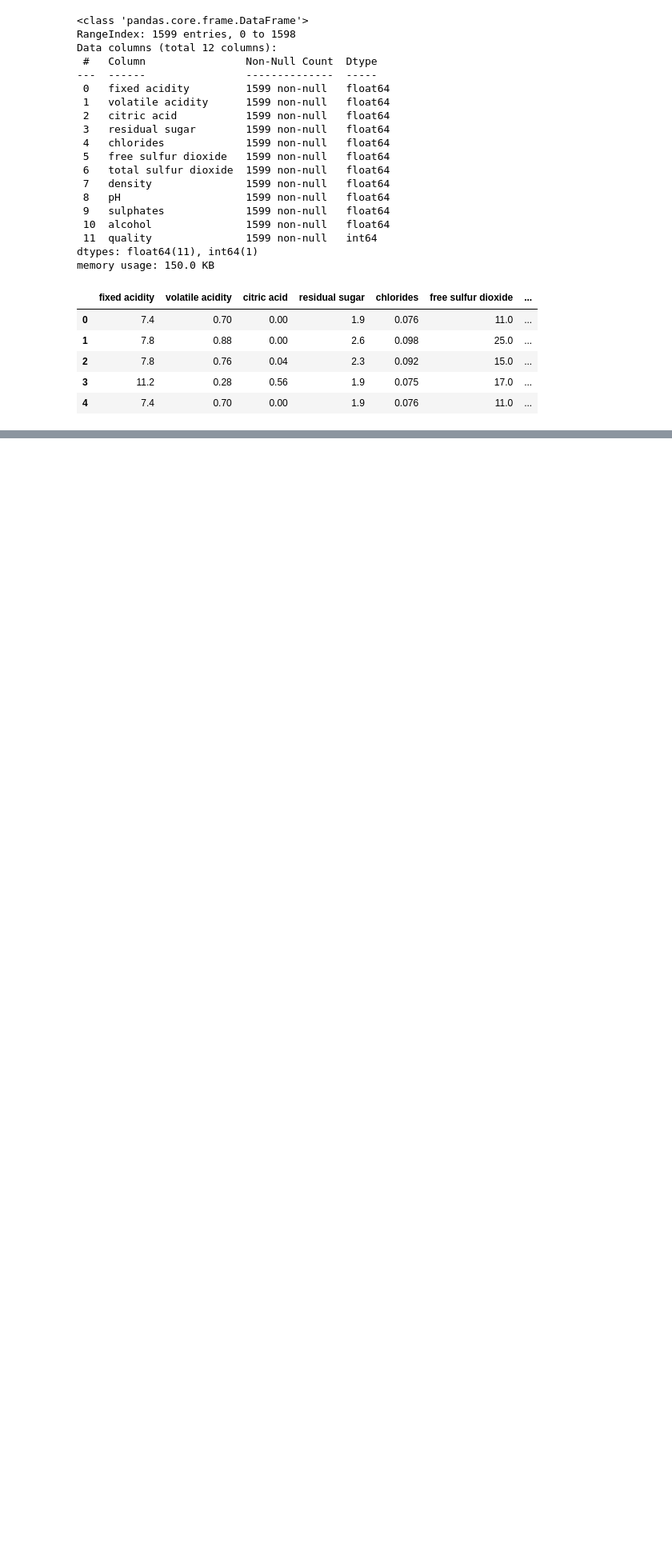
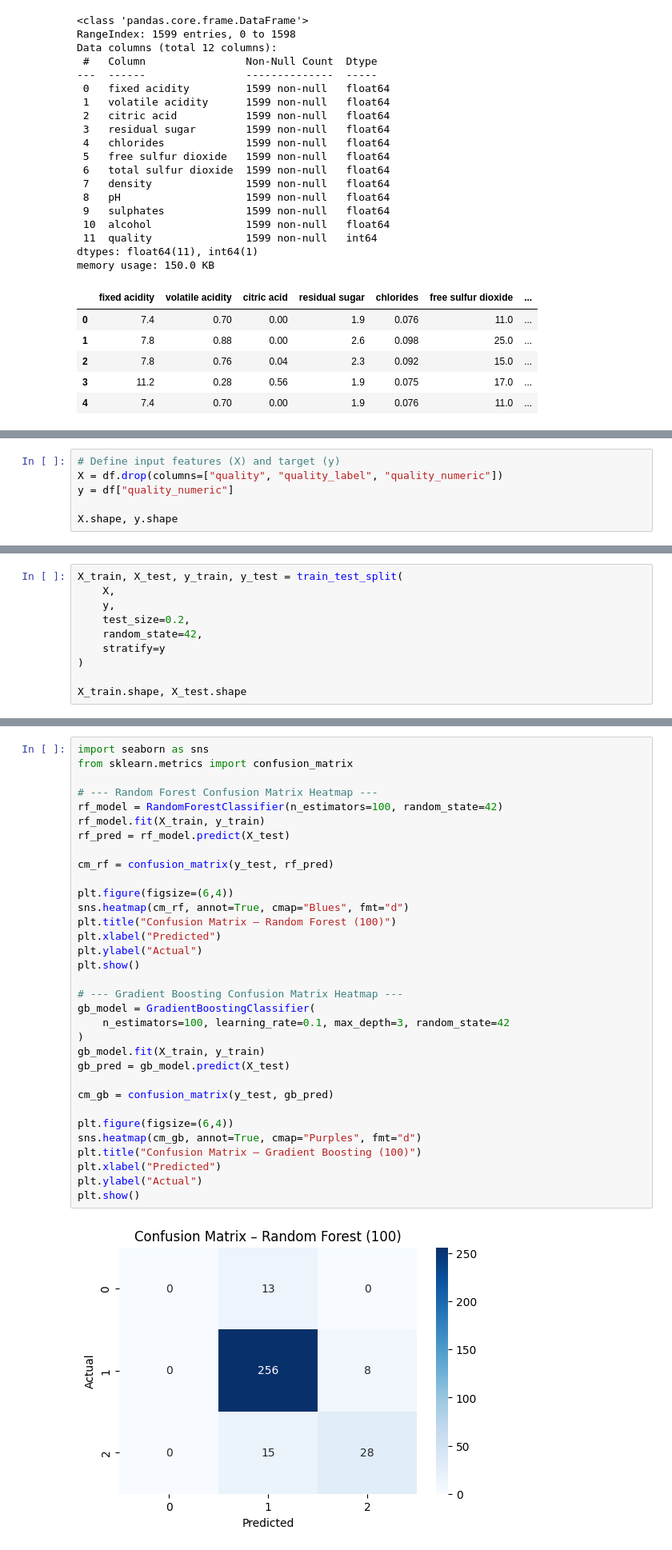
Before and after one commit to 14dstcyr/applied-ml-dstcyr, a Jupyter notebook: notebooks/project05/ensemble_stcyr.ipynb, the cells around one changed output, grey strips where cells are left out. Shown at 80% size. Saved outputs shown, nothing was run; the diff lists cells and outputs as text; blank space fills up the shorter version.

Commit message:
Add Project 05 ensemble models, visuals, README, and mkdocs navigation update

```diff
--- a/notebooks/project05/ensemble_stcyr.ipynb
+++ b/notebooks/project05/ensemble_stcyr.ipynb
@@ -140,0 +190,6 @@ df["quality_numeric"] = df["quality"].apply(quality_to_number)
+# %%
+# Define input features (X) and target (y)
+X = df.drop(columns=["quality", "quality_label", "quality_numeric"])
+y = df["quality_numeric"]
+
+X.shape, y.shape
@@ -140,0 +207,10 @@ df["quality_numeric"] = df["quality"].apply(quality_to_number)
+# %%
+X_train, X_test, y_train, y_test = train_test_split(
+    X,
+    y,
+    test_size=0.2,
+    random_state=42,
+    stratify=y
+)
+
+X_train.shape, X_test.shape
@@ -140,0 +411,35 @@ df["quality_numeric"] = df["quality"].apply(quality_to_number)
+# %%
+import seaborn as sns
+from sklearn.metrics import confusion_matrix
+
+# --- Random Forest Confusion Matrix Heatmap ---
+rf_model = RandomForestClassifier(n_estimators=100, random_state=42)
+rf_model.fit(X_train, y_train)
+rf_pred = rf_model.predict(X_test)
+
+cm_rf = confusion_matrix(y_test, rf_pred)
+
+plt.figure(figsize=(6,4))
+sns.heatmap(cm_rf, annot=True, cmap="Blues", fmt="d")
+plt.title("Confusion Matrix – Random Forest (100)")
+plt.xlabel("Predicted")
+plt.ylabel("Actual")
+plt.show()
+
+# --- Gradient Boosting Confusion Matrix Heatmap ---
+gb_model = GradientBoostingClassifier(
+    n_estimators=100, learning_rate=0.1, max_depth=3, random_state=42
+)
+gb_model.fit(X_train, y_train)
+gb_pred = gb_model.predict(X_test)
+
+cm_gb = confusion_matrix(y_test, gb_pred)
+
+plt.figure(figsize=(6,4))
+sns.heatmap(cm_gb, annot=True, cmap="Purples", fmt="d")
+plt.title("Confusion Matrix – Gradient Boosting (100)")
+plt.xlabel("Predicted")
+plt.ylabel("Actual")
+plt.show()
+# %% [output]
+[figure, added]
```
Also changed, not shown: parts of 23 cells of this notebook, 2 other files.
